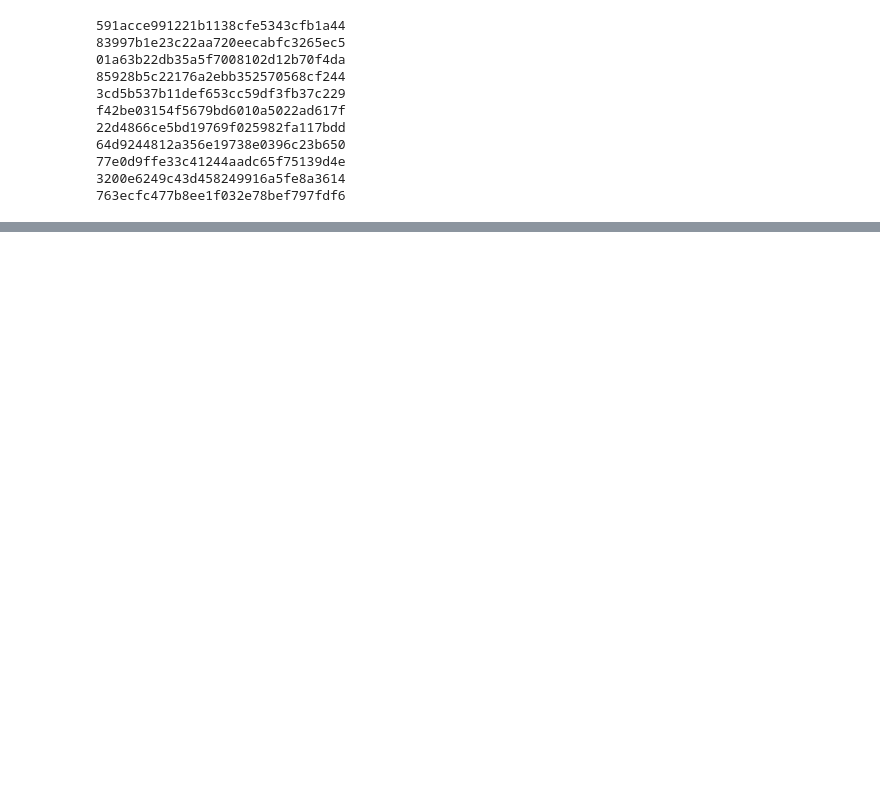
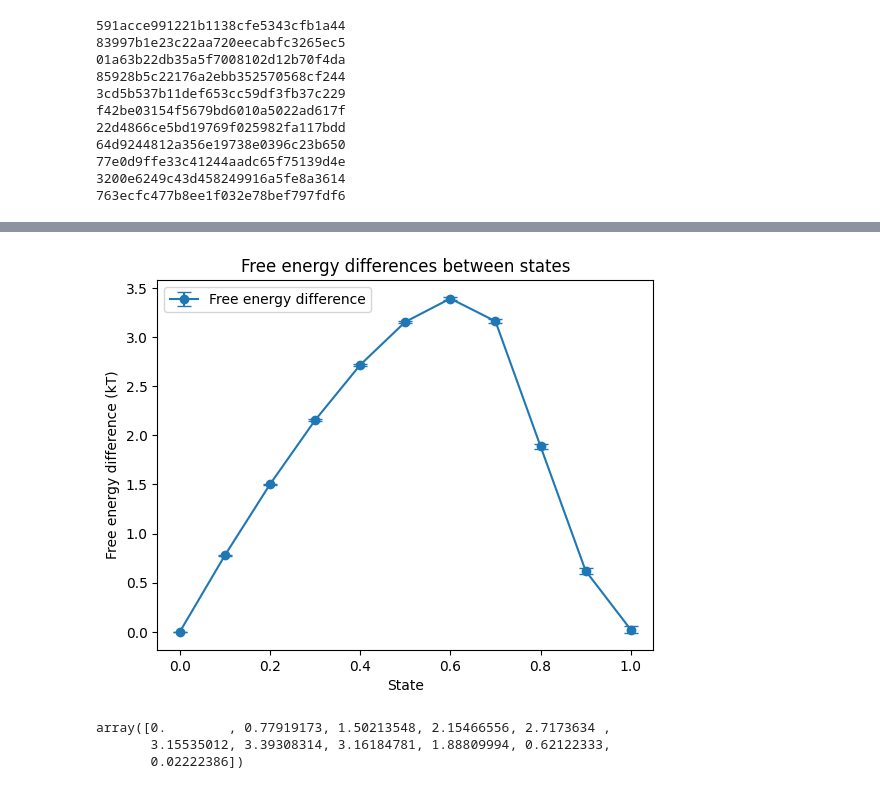
Before and after one commit to tbereau/martignac, a Jupyter notebook: scripts/martini_fep/analysis.ipynb, the cells around one changed output, grey strips where cells are left out. Drawn from its saved outputs; the diff is of its cells as text; code cells hidden in the pictures; blank space fills up the shorter version.

```diff
--- a/scripts/martini_fep/analysis.ipynb
+++ b/scripts/martini_fep/analysis.ipynb
@@ -18,6 +60,3 @@ f42be03154f5679bd6010a5022ad617f
 77e0d9ffe33c41244aadc65f75139d4e
 3200e6249c43d458249916a5fe8a3614
 763ecfc477b8ee1f032e78bef797fdf6
-# %%
-job = list(jobs)[0]
-job
@@ -32,0 +63,11 @@ lines[0:100]
+# %%
+xvg_files = [
+    join(job.path, f) for job in jobs
+    for f in os.listdir(job.path)
+    if ".xvg" in f
+]
+TEMPERATURE = 298
+u_nk_list = [extract_u_nk(f, T=TEMPERATURE) for f in xvg_files]
+u_nk_combined = pd.concat(u_nk_list)
+# %%
+mbar = MBAR().fit(u_nk_combined)
@@ -32,0 +113,26 @@ lines[0:100]
+# %%
+# Extracting free energy differences between the first and last state
+delta_f_values = mbar.delta_f_.iloc[0, :].values
+d_delta_f_values = mbar.d_delta_f_.iloc[0, :].values
+
+# Plotting free energy differences
+states = mbar.delta_f_.columns
+plt.errorbar(states, delta_f_values, yerr=d_delta_f_values,
+             marker='o', linestyle='-',
+             capsize=5, label="Free energy difference")
+
+plt.xlabel('State')
+plt.ylabel('Free energy difference (kT)')
+plt.title('Free energy differences between states')
+plt.legend()
+
+# Display the plot
+plt.show()
+# %% [output]
+[figure, added]
+# %%
+delta_f_values
+# %% [output]
+array([0.        , 0.77919173, 1.50213548, 2.15466556, 2.7173634 ,
+       3.15535012, 3.39308314, 3.16184781, 1.88809994, 0.62122333,
+       0.02222386])
```
Also changed, not shown: parts of 12 cells of this notebook, 16 other files.
